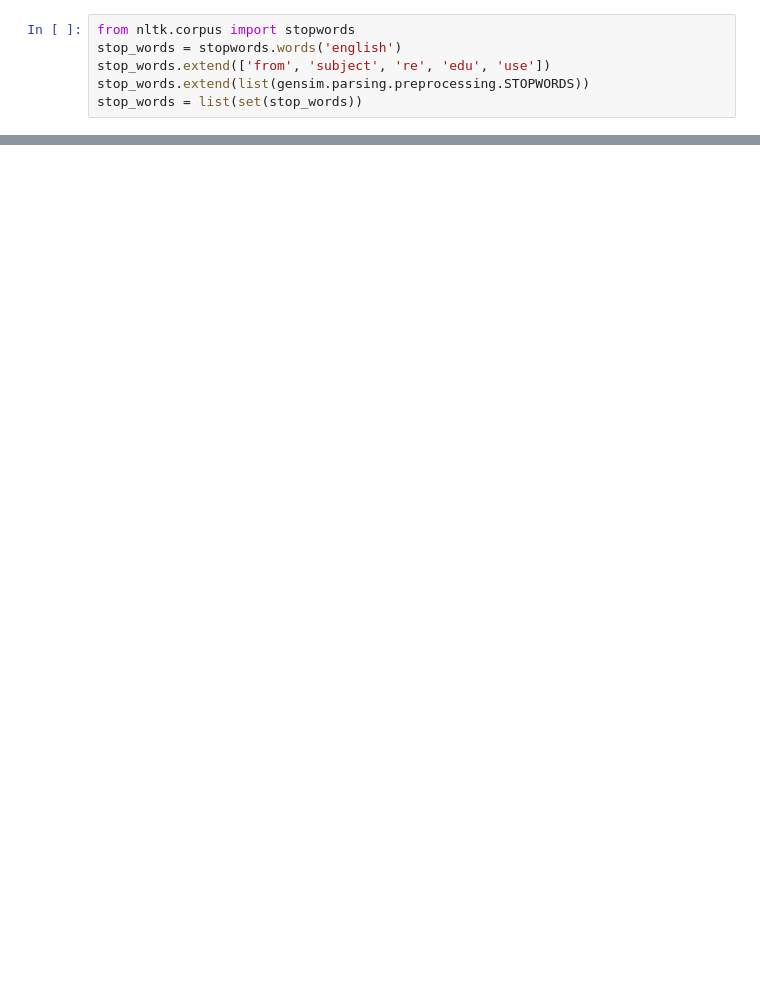
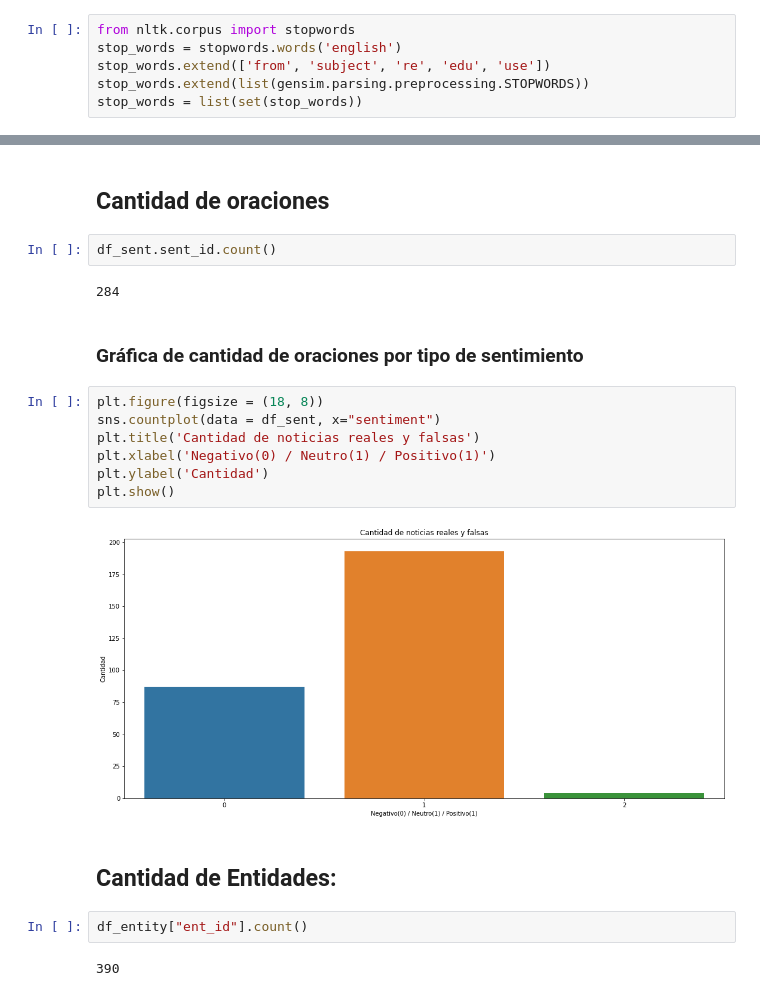
Before and after one commit to fake-news-unal/fake-news, a Jupyter notebook: exploration.ipynb, the cells around one changed output, grey strips where cells are left out. Drawn from its saved outputs; the diff is of its cells as text; blank space fills up the shorter version.

```diff
--- a/exploration.ipynb
+++ b/exploration.ipynb
@@ -168,0 +396,23 @@ plt.show()
+# %% [markdown]
+## Cantidad de oraciones
+# %%
+df_sent.sent_id.count()
+# %% [output]
+284
+# %% [markdown]
+### Gráfica de cantidad de oraciones por tipo de sentimiento
+# %%
+plt.figure(figsize = (18, 8))
+sns.countplot(data = df_sent, x="sentiment")
+plt.title('Cantidad de noticias reales y falsas')
+plt.xlabel('Negativo(0) / Neutro(1) / Positivo(1)')
+plt.ylabel('Cantidad')
+plt.show()
+# %% [output]
+[figure, added]
+# %% [markdown]
+## Cantidad de Entidades:
+# %%
+df_entity["ent_id"].count()
+# %% [output]
+390
```
Also changed, not shown: parts of 80 cells of this notebook, 1 other file.
